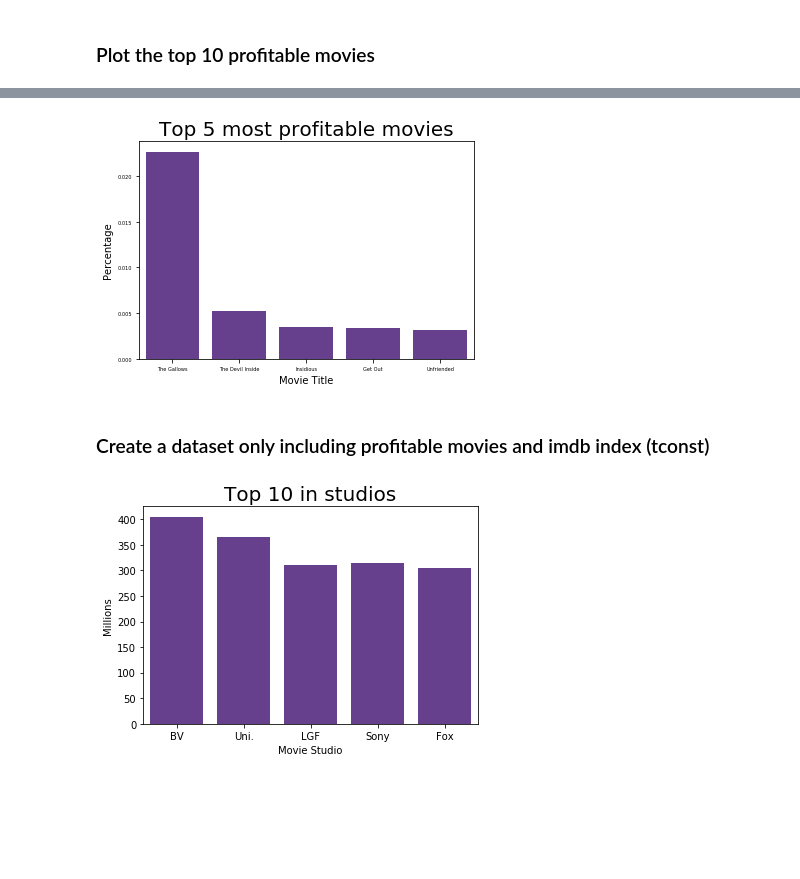
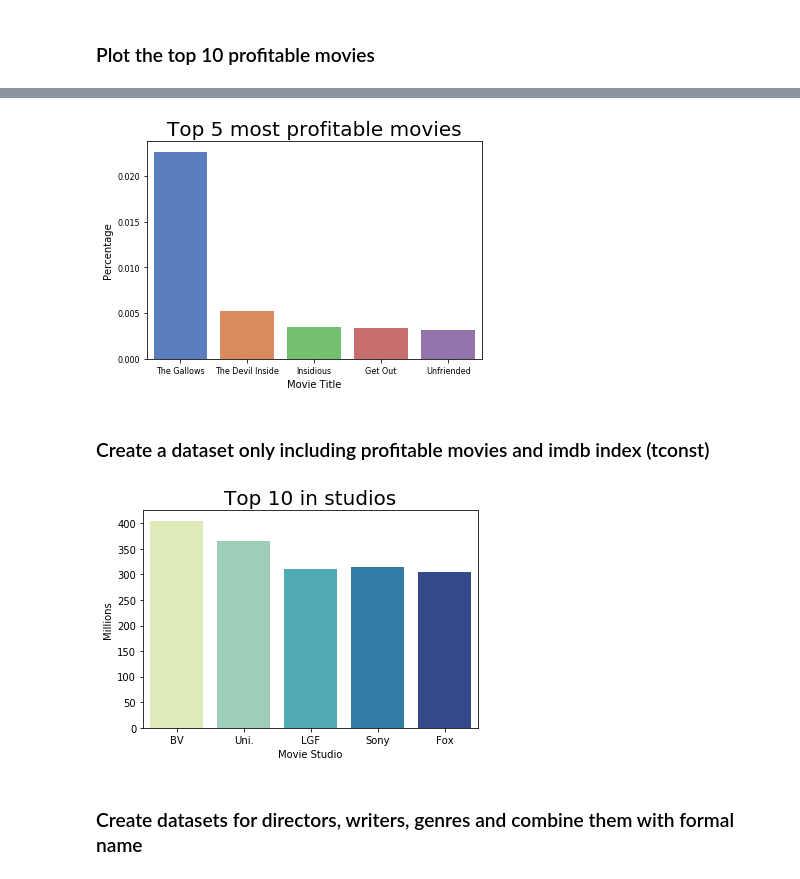
Before and after one commit to iuniorhsiung/Mod1_project_DN, a Jupyter notebook: Data_Visualization_NL.ipynb, the cells around one changed output, grey strips where cells are left out. Drawn from its saved outputs; the diff is of its cells as text; code cells hidden in the pictures; blank space fills up the shorter version.

```diff
--- a/Data_Visualization_NL.ipynb
+++ b/Data_Visualization_NL.ipynb
@@ -91,26 +92,26 @@ plt.savefig("Top_5_most_profitable_movies_Profit.png", transparent=True)
 # %%
-b = sns.barplot(x = "movie", y = "Profit Percentage", data = movie_per[:5], ci = None, color = "rebeccapurple")
+b = sns.barplot(x = "movie", y = "Profit Percentage", data = movie_per[:5], ci = None, palette = "muted")
 b.axes.set_title("Top 5 most profitable movies",fontsize=20)
 b.set_xlabel("Movie Title",fontsize=10)
 b.set_ylabel("Percentage",fontsize=10)
-b.tick_params(labelsize=5)
+b.tick_params(labelsize=8)
 
-plt.savefig("Top_5_most_profitable_movies_Percentage.png")
+plt.savefig("Top_5_most_profitable_movies_Percentage.png", transparent=True)
 #b.savefig("Top 5 most profitable movies Per.png")
 #sns.plt.show()
 # %% [output]
-[figure, old version]
+[figure, new version]
 # %% [markdown]
 ### Create a dataset only including profitable movies and imdb index (tconst)
 # %%
 movie_index = movie_pro.loc[movie_pro["Profit"] > 0]
 movie_index = movie_index.dropna(subset = ["tconst"])
 # %%
-b = sns.barplot(x = "studio", y = "Profit", data = movie_index[:10], ci = None, color = "rebeccapurple")
-b.axes.set_title("Top 10 in studios",fontsize=20)
+b = sns.barplot(x = "studio", y = "Profit", data = movie_index[:10], ci = None, palette = "YlGnBu")
+b.axes.set_title("Top 10 in studios",fontsize = 20)
 b.set_xlabel("Movie Studio",fontsize = 10)
 b.set_ylabel("Millions",fontsize = 10)
 b.tick_params(labelsize = 10)
-plt.savefig("Top_10_most_profitable_movies_Profit_studio.png", transparent=True)
+plt.savefig("Top_10_most_profitable_movies_Profit_studio.png", transparent = True)
 # %% [output]
-[figure, old version]
+[figure, new version]
@@ -118,0 +118,2 @@ movie_index
+# %% [markdown]
+### Create datasets for directors, writers, genres and combine them with formal name
```
Also changed, not shown: parts of 18 cells of this notebook.
